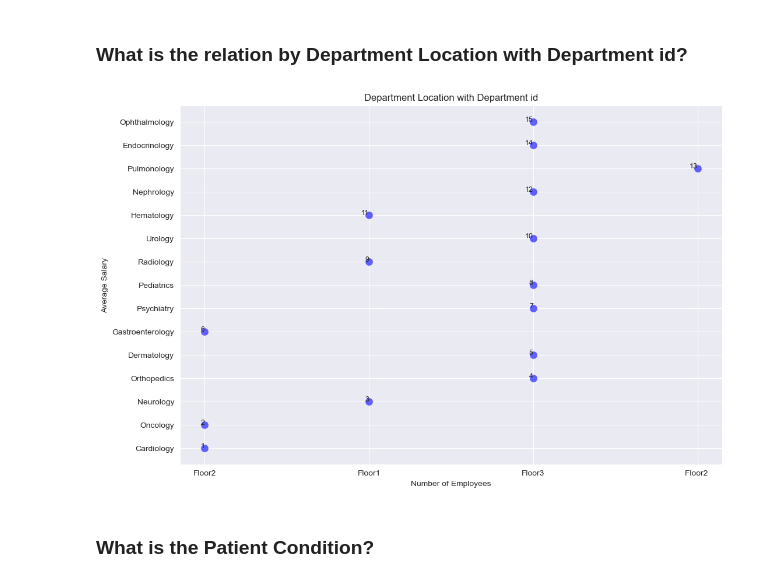
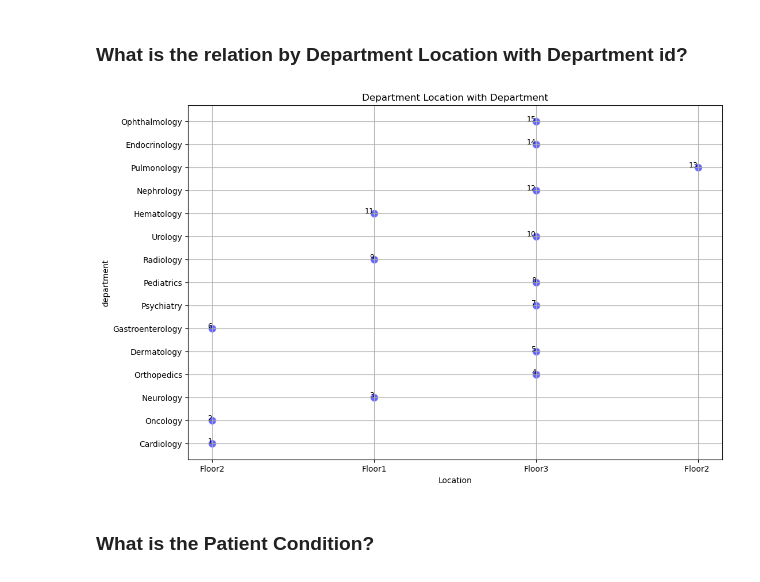
Before and after one commit to revanth336/Hospital_DB_Management_System, a Jupyter notebook: HospitalManagementSystem.ipynb, the cells around one changed output. Saved outputs shown, nothing was run; the diff lists cells and outputs as text; code cells hidden in the pictures.

```diff
--- a/HospitalManagementSystem.ipynb
+++ b/HospitalManagementSystem.ipynb
@@ -272,36 +372,36 @@ plt.show()
 # %%
 # Define the query
 query = """
 SELECT DEPT_ID, DEPT_LOCATION, DEPT_NAME
 FROM departments
 """
 
 # Execute the query
 mycursor.execute(query)
 
 # Fetch results
 results = mycursor.fetchall()
 
 # Create a pandas dataframe from the results
-df = pd.DataFrame(results, columns=["Dept_Name", "Num_Employees", "Avg_Salary"])
+df = pd.DataFrame(results, columns=["Dept_Name", "dept_location", "Dept_id"])
 
 # Create the scatter plot using matplotlib
 plt.figure(figsize=(12, 8))
-plt.scatter(df['Num_Employees'], df['Avg_Salary'], color='blue', alpha=0.6, edgecolors='w', s=100)
+plt.scatter(df['dept_location'], df['Dept_id'], color='blue', alpha=0.6, edgecolors='w', s=100)
 
 # Add titles and labels
-plt.title('Department Location with Department id')
-plt.xlabel('Number of Employees')
-plt.ylabel('Average Salary')
+plt.title('Department Location with Department')
+plt.xlabel('Location')
+plt.ylabel('department')
 
 # Add labels to each point
 for i, txt in enumerate(df['Dept_Name']):
-    plt.annotate(txt, (df['Num_Employees'][i], df['Avg_Salary'][i]), fontsize=9, ha='right')
+    plt.annotate(txt, (df['dept_location'][i], df['Dept_id'][i]), fontsize=9, ha='right')
 
 plt.grid(True)
 plt.show()
 # %% [output]
-[figure, old version]
+[figure, new version]
 # %% [markdown]
 ### What is the Patient Condition?
 # %%
```
Also changed, not shown: parts of 11 cells of this notebook.
